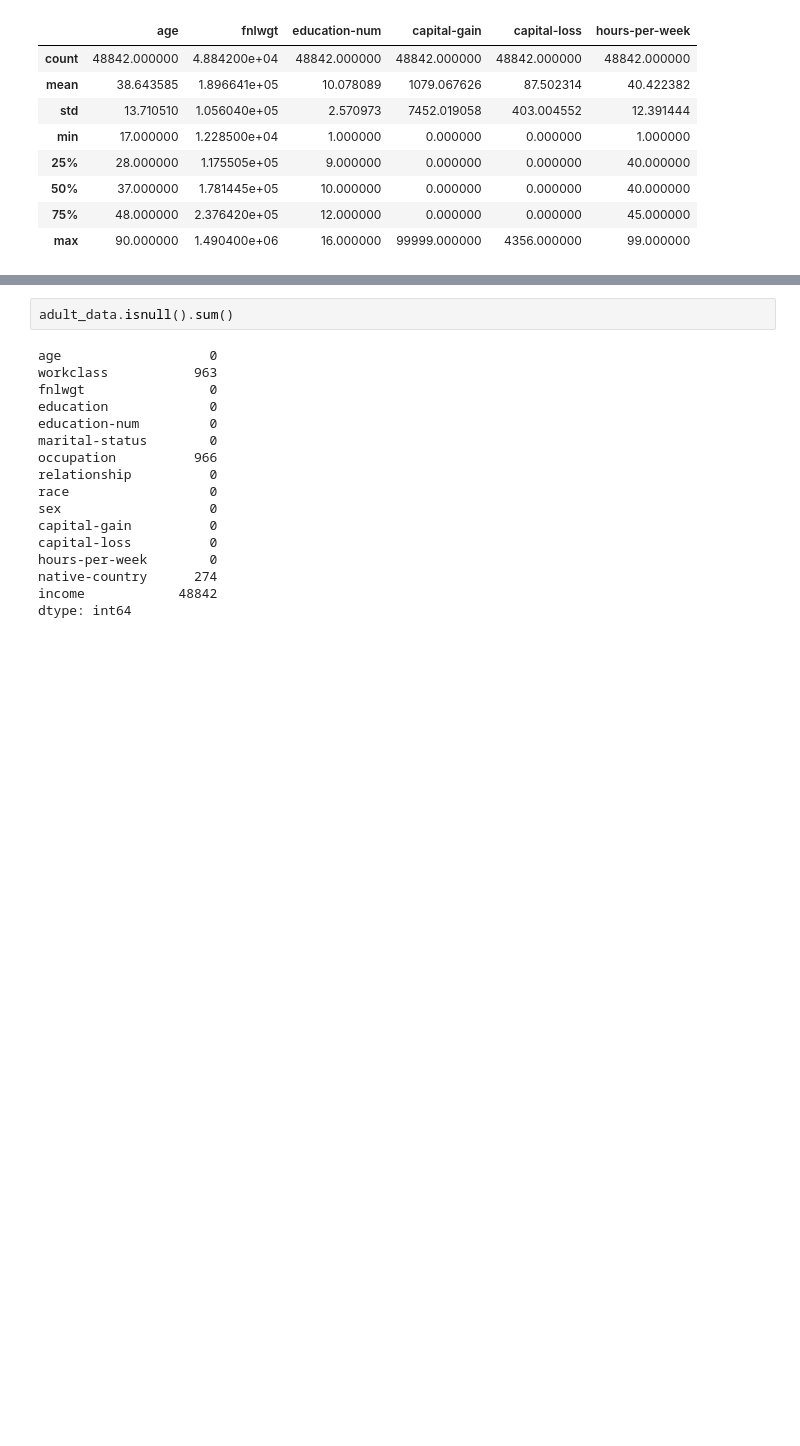
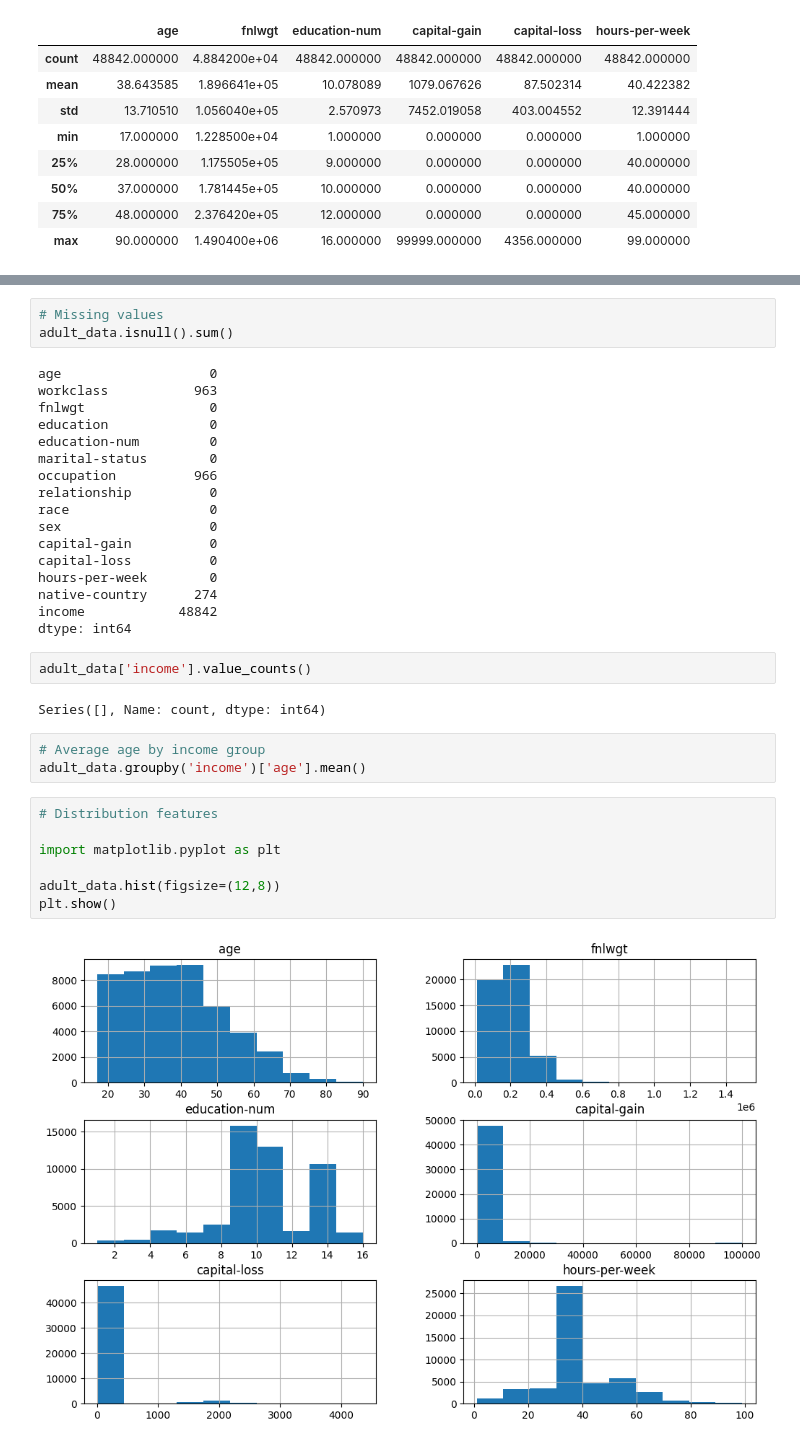
Before and after one commit to Mana-RUC/Data-and-Data-Things-Written-, a Jupyter notebook: EDA.ipynb, the cells around one changed output, grey strips where cells are left out. Drawn from its saved outputs; the diff is of its cells as text; blank space fills up the shorter version.

```diff
--- a/EDA.ipynb
+++ b/EDA.ipynb
@@ -65,4 +111,5 @@ adult_data.describe()
 # %%
+# Missing values
 adult_data.isnull().sum()
 # %% [output]
 age                   0
@@ -81,4 +128,20 @@ hours-per-week        0
 native-country      274
 income            48842
 dtype: int64
+# %%
+adult_data['income'].value_counts()
+# %% [output]
+Series([], Name: count, dtype: int64)
+# %%
+# Average age by income group
+adult_data.groupby('income')['age'].mean()
+# %%
+# Distribution features
+
+import matplotlib.pyplot as plt
+
+adult_data.hist(figsize=(12,8))
+plt.show()
+# %% [output]
+[figure, added]
 # %%
```
Also changed, not shown: parts of 6 cells of this notebook, 1 other file.
